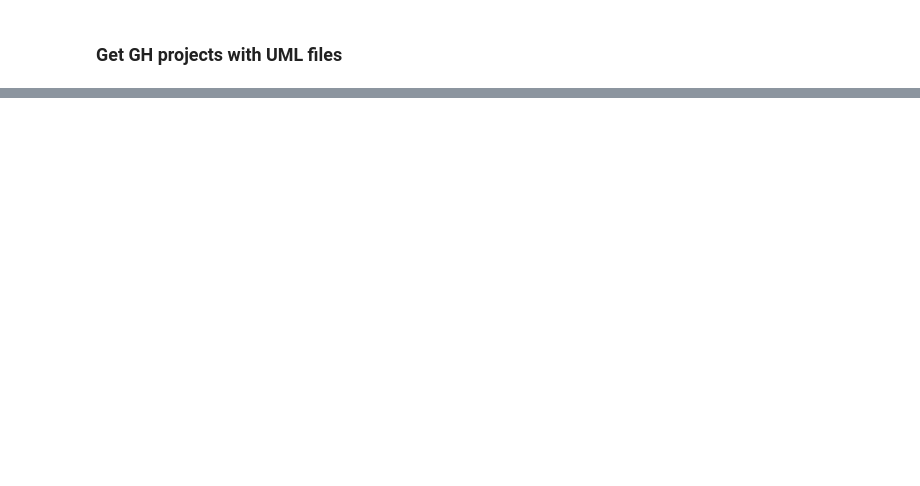
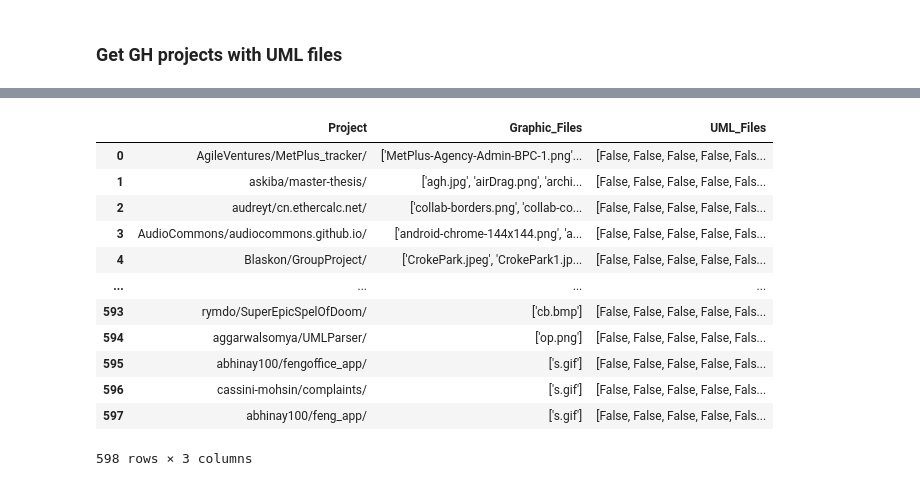
Before and after one commit to zakipauzi/uml_code_traceability, a Jupyter notebook: get_repos.ipynb, the cells around one changed output, grey strips where cells are left out. Drawn from its saved outputs; the diff is of its cells as text; code cells hidden in the pictures; blank space fills up the shorter version.

```diff
--- a/get_repos.ipynb
+++ b/get_repos.ipynb
@@ -273,0 +106,4 @@ repo_df.shape
+# %%
+import pandas as pd
+full_repo_df = pd.read_csv('full_repo_df.csv').drop(columns=['Exists'])
+full_repo_df
@@ -277,0 +372,6 @@ repo_df.to_csv('uml_repos.csv', index=False, encoding='utf-8')
+# %%
+from tqdm import tqdm
+
+tqdm.pandas()
+
+full_repo_df['UML_Files'] = full_repo_df['Project'].progress_apply(get_uml_files)
@@ -277,0 +387,5 @@ repo_df.to_csv('uml_repos.csv', index=False, encoding='utf-8')
+# %%
+
+
+full_repo_df = full_repo_df.sort_values(by='Graphic_Files', key=lambda x: x.map(len), ascending=False).reset_index(drop=True)
+full_repo_df
@@ -277,0 +406,28 @@ repo_df.to_csv('uml_repos.csv', index=False, encoding='utf-8')
+# %%
+# identify if the graphics are UML diagrams
+
+def is_uml_diagram(file_name):
+    uml_keywords = ['uml', 'classdiagram', 'sequencediagram', 'statediagram', 'activitydiagram', 'componentdiagram', 'deploymentdiagram', 'usecasediagram']
+    return any(keyword in file_name.lower() for keyword in uml_keywords)
+
+def identify_uml_files(df):
+    df['UML_Files'] = df['Graphic_Files'].apply(lambda files: [is_uml_diagram(file) for file in files])
+    return df
+
+full_repo_df = identify_uml_files(full_repo_df)
+# %%
+full_repo_df
+# %% [output]
+|  | Project | Graphic_Files | UML_Files |
+| 0 | AgileVentures/MetPlus_tracker/ | ['MetPlus-Agency-Admin-BPC-1.png'... | [False, False, False, False, Fals... |
+| 1 | askiba/master-thesis/ | ['agh.jpg', 'airDrag.png', 'archi... | [False, False, False, False, Fals... |
+| 2 | audreyt/cn.ethercalc.net/ | ['collab-borders.png', 'collab-co... | [False, False, False, False, Fals... |
+| 3 | AudioCommons/audiocommons.github.io/ | ['android-chrome-144x144.png', 'a... | [False, False, False, False, Fals... |
+| 4 | Blaskon/GroupProject/ | ['CrokePark.jpeg', 'CrokePark1.jp... | [False, False, False, False, Fals... |
+| ... | ... | ... | ... |
+| 593 | rymdo/SuperEpicSpelOfDoom/ | ['cb.bmp'] | [False, False, False, False, Fals... |
+| 594 | aggarwalsomya/UMLParser/ | ['op.png'] | [False, False, False, False, Fals... |
+| 595 | abhinay100/fengoffice_app/ | ['s.gif'] | [False, False, False, False, Fals... |
+| 596 | cassini-mohsin/complaints/ | ['s.gif'] | [False, False, False, False, Fals... |
+| 597 | abhinay100/feng_app/ | ['s.gif'] | [False, False, False, False, Fals... |
+598 rows × 3 columns
```
Also changed, not shown: parts of 29 cells of this notebook, 3 other files.
